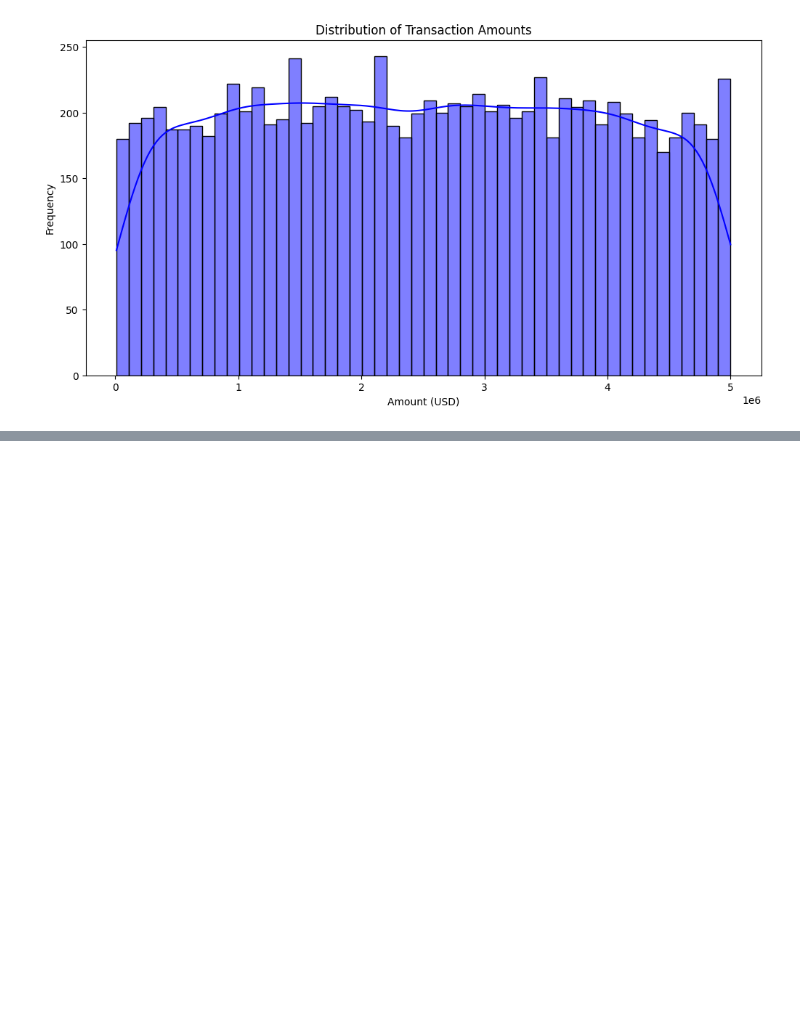
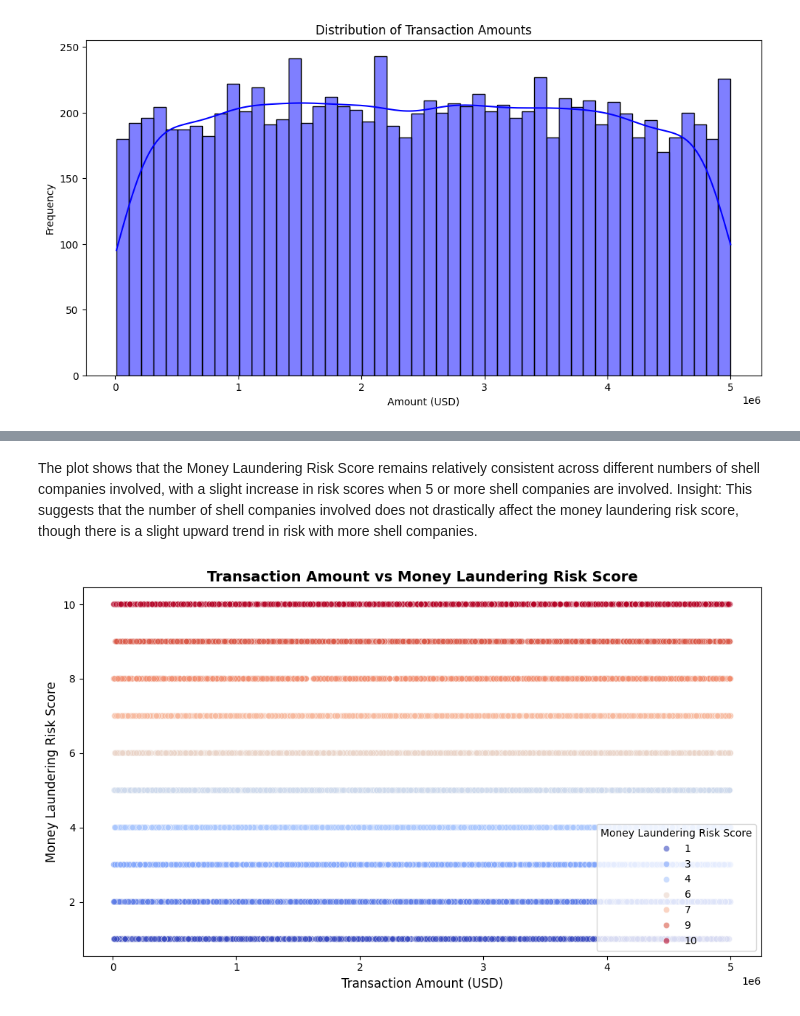
Before and after one commit to muhammadahmed73/Final-Project, a Jupyter notebook: 22031216_UOH_Final_Project.ipynb, the cells around one changed output, grey strips where cells are left out. Cells and saved outputs as stored; diff of their text form; code cells hidden in the pictures; blank space fills up the shorter version.

```diff
--- a/22031216_UOH_Final_Project.ipynb
+++ b/22031216_UOH_Final_Project.ipynb
@@ -242,0 +282,14 @@ plt.show()
+# %% [markdown]
+The plot shows that the Money Laundering Risk Score remains relatively consistent across different numbers of shell companies involved, with a slight increase in risk scores when 5 or more shell companies are involved.
+Insight: This suggests that the number of shell companies involved does not drastically affect the money laundering risk score, though there is a slight upward trend in risk with more shell companies.
+# %%
+# Transaction Amount vs Risk Score
+plt.figure(figsize=(10, 6))
+sns.scatterplot(data=df, x="Amount (USD)", y="Money Laundering Risk Score", alpha=0.6, hue="Money Laundering Risk Score", palette="coolwarm")
+plt.title("Transaction Amount vs Money Laundering Risk Score", fontsize=14, weight='bold')
+plt.xlabel("Transaction Amount (USD)", fontsize=12)
+plt.ylabel("Money Laundering Risk Score", fontsize=12)
+plt.tight_layout()
+plt.show()
+# %% [output]
+[figure, added]
```
Also changed, not shown: parts of 18 cells of this notebook.
